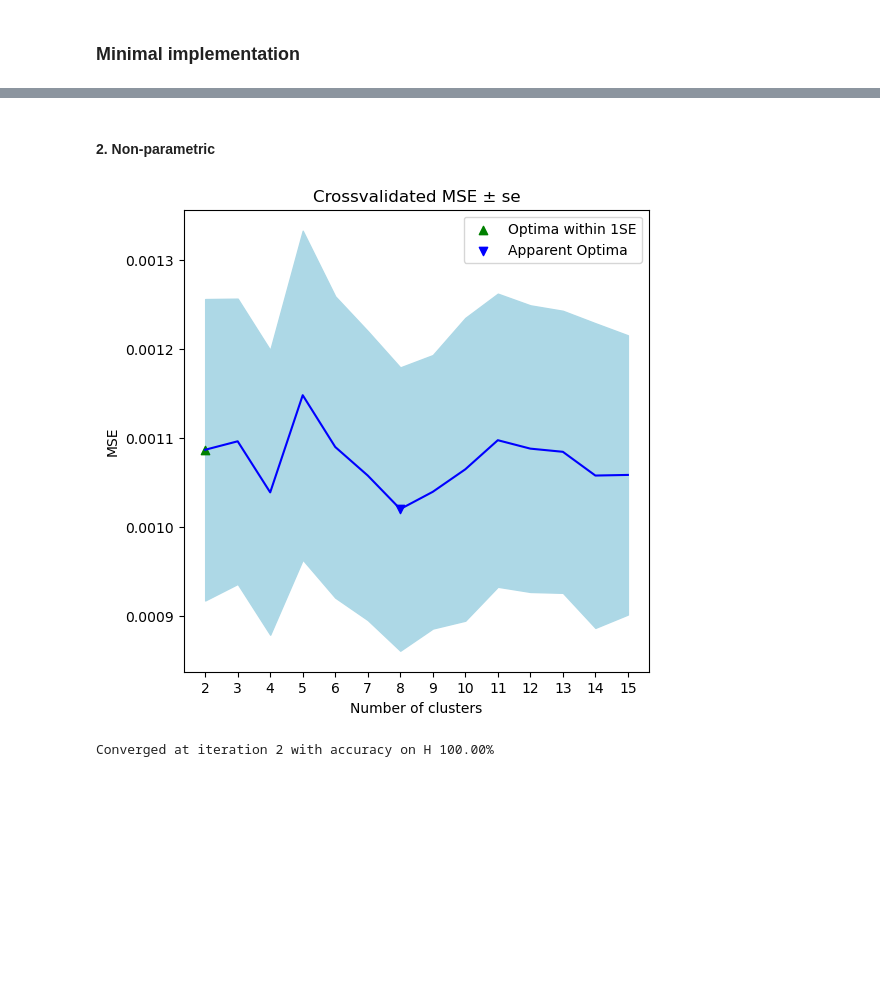
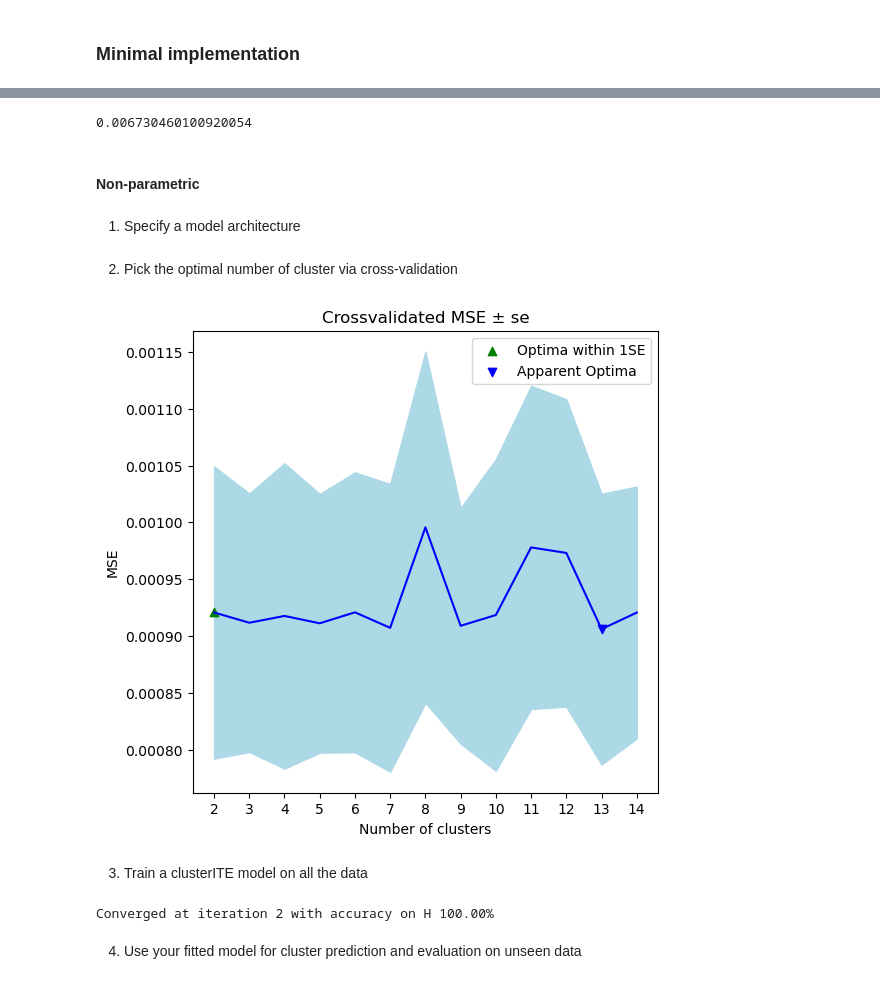
Before and after one commit to fcgrolleau/clusterITE, a Jupyter notebook: minimal.ipynb, the cells around one changed output, grey strips where cells are left out. Saved outputs shown, nothing was run; the diff lists cells and outputs as text; code cells hidden in the pictures; blank space fills up the shorter version.

```diff
--- a/minimal.ipynb
+++ b/minimal.ipynb
@@ -90,3 +90,7 @@ y.shape, (np.min(y), np.max(y))
+# %%
+# train test split
+from sklearn.model_selection import train_test_split
+X_train, X_test, y_train, y_test = train_test_split(X, y, test_size=0.3)
 # %% [markdown]
 ### Minimal implementation
 # %%
@@ -101,7 +107,7 @@ To enable the following instructions: AVX2 AVX512F AVX512_VNNI FMA, in other ope
 cv_model = ClusterIte_cv(nb_folds=5)
 
 # Specify a range for the no. of clusters and fit this model to the data
-cv_model.fit(X,y, cluster_range = range(2,16))
+cv_model.fit(X_train, y_train, cluster_range = range(1,100,5))
 
 # Plot the result
 cv_model.plot()
@@ -112,5 +120,5 @@ cv_model.plot()
 final_model = ClusterIte(K=cv_model.best_K)
 
 # Instanciate this model on all the training data
-final_model.fit(X, y)
+final_model.fit(X_train, y_train)
 # %% [output]
@@ -118,5 +147,12 @@ Converged at iteration 2 with accuracy on H 99.70%
+# %%
+# Evaluate the MSE of the final model on unseen data
+mean_squared_error(final_model.predict(X_test), y_test)
+# %% [output]
+0.006730460100920054
 # %% [markdown]
-#### 2. Non-parametric
+#### Non-parametric
+# %% [markdown]
+1. Specify a model architecture
 # %%
 # For the gating network, define any Keras/Tensorflow architecture of your choice
 def custom_tf_model(n_clusters):
@@ -131,20 +167,21 @@ def custom_tf_model(n_clusters):
 # and store both expert and gating network in a dictonary
 base_learners = {'experts': RandomForestRegressor(n_estimators=100, max_depth=10, max_features=10),
                  'gating_net': custom_tf_model}
-# %%
-base_learners = {'experts': RandomForestRegressor(n_estimators=100, max_depth=10, max_features=10),
-                 'gating_net': custom_tf_model}
+# %% [markdown]
+2. Pick the optimal number of cluster via cross-validation
 # %%
 # Instanciate a ClusterIte model with 5 fold cross-validation
 cv_model = ClusterIte_cv(nb_folds=5, **base_learners)
 
 # Specify a range for the no. of clusters and fit this model to the data
-cv_model.fit(X,y, cluster_range = range(2,16))
+cv_model.fit(X_train, y_train, cluster_range = range(2,15))
 
 # Plot the result
 cv_model.plot()
 # %% [output]
-[figure, old version]
+[figure, new version]
+# %% [markdown]
+3. Train a clusterITE model on all the data
 # %%
 # Instanciate a ClusterIte model with the optimal K estimated from cross-validation
 final_model = ClusterIte(K=cv_model.best_K, **base_learners)
@@ -154,2 +191,4 @@ final_model.fit(X, y)
 # %% [output]
 Converged at iteration 2 with accuracy on H 100.00%
+# %% [markdown]
+4. Use your fitted model for cluster prediction and evaluation on unseen data
```
Also changed, not shown: parts of 16 cells of this notebook, 1 other file.
